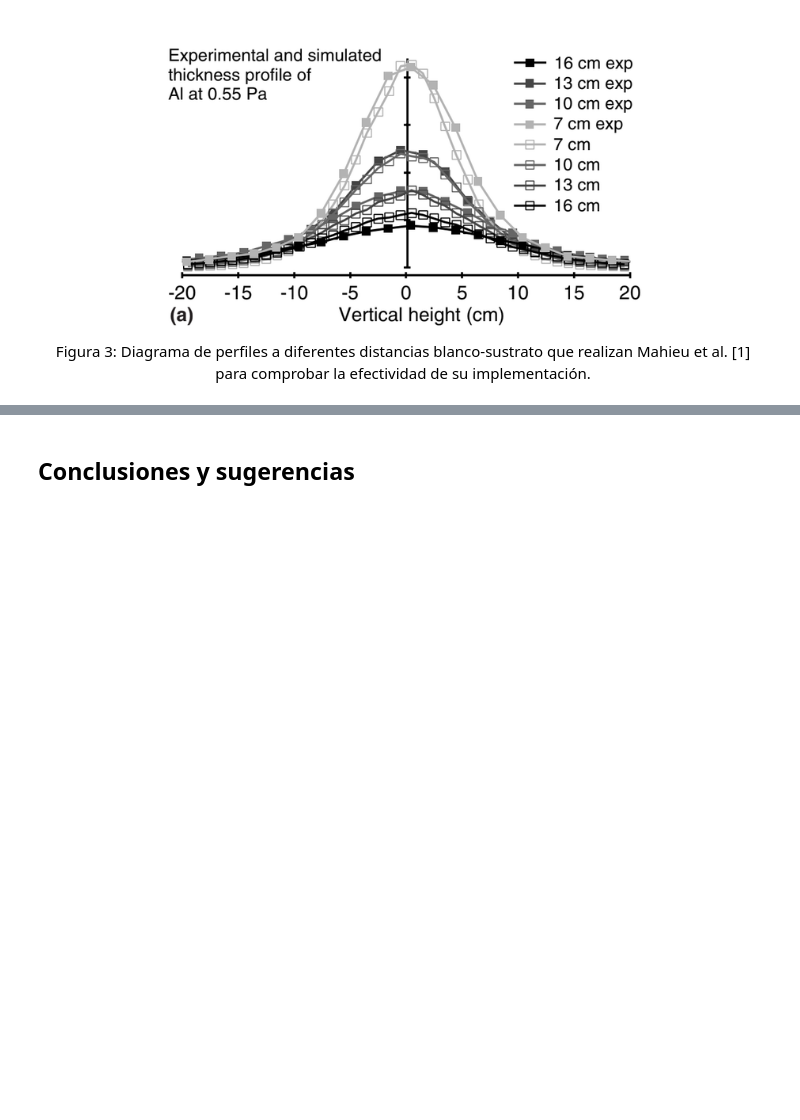
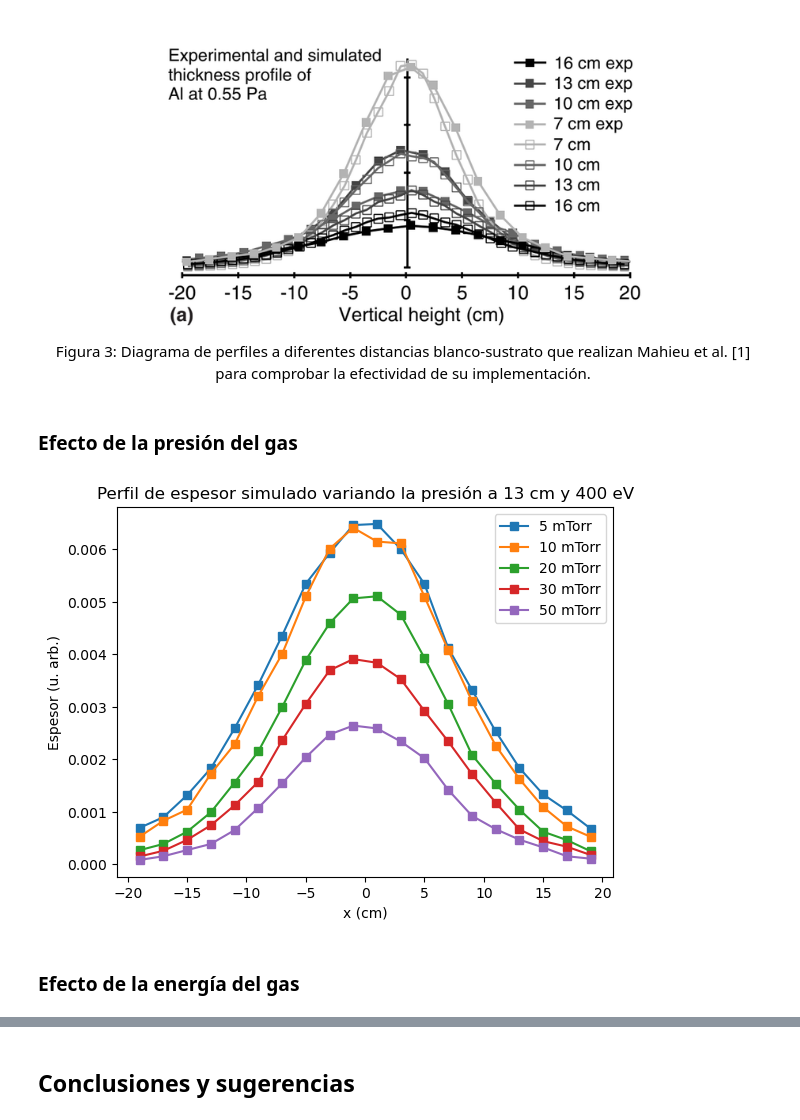
Before and after one commit to alexsandive/Monte-Carlo-Sputtering-Simulation_Proyecto-FS0200, a Jupyter notebook: Proyecto_AlexanderSancho.ipynb, the cells around one changed output, grey strips where cells are left out. Cells and saved outputs as stored; diff of their text form; code cells hidden in the pictures; blank space fills up the shorter version.

```diff
--- a/Proyecto_AlexanderSancho.ipynb
+++ b/Proyecto_AlexanderSancho.ipynb
@@ -1116,3 +1210,17 @@ Por otra parte, los resultados obtenidos concuerdan con lo presentado por Mahieu
 <div align="center">
 Figura 3: Diagrama de perfiles a diferentes distancias blanco-sustrato que realizan Mahieu et al. [1] para comprobar la efectividad de su implementación.
 </div>
+# %% [markdown]
+### Efecto de la presión del gas
+# %%
+presiones = [5, 10, 20, 30, 50] #mTorr
+
+resultados_presiones = {p: simular(N=int(5e5), presion=p, dist=distBlancSustr, seguir_primera=False) for p in presiones}
+# %%
+graficar_perfiles(resultados_presiones, "mTorr")
+plt.title('Perfil de espesor simulado variando la presión a 13 cm y 400 eV')
+plt.show()
+# %% [output]
+[figure, added]
+# %% [markdown]
+### Efecto de la energía del gas
```
Also changed, not shown: parts of 16 cells of this notebook.
